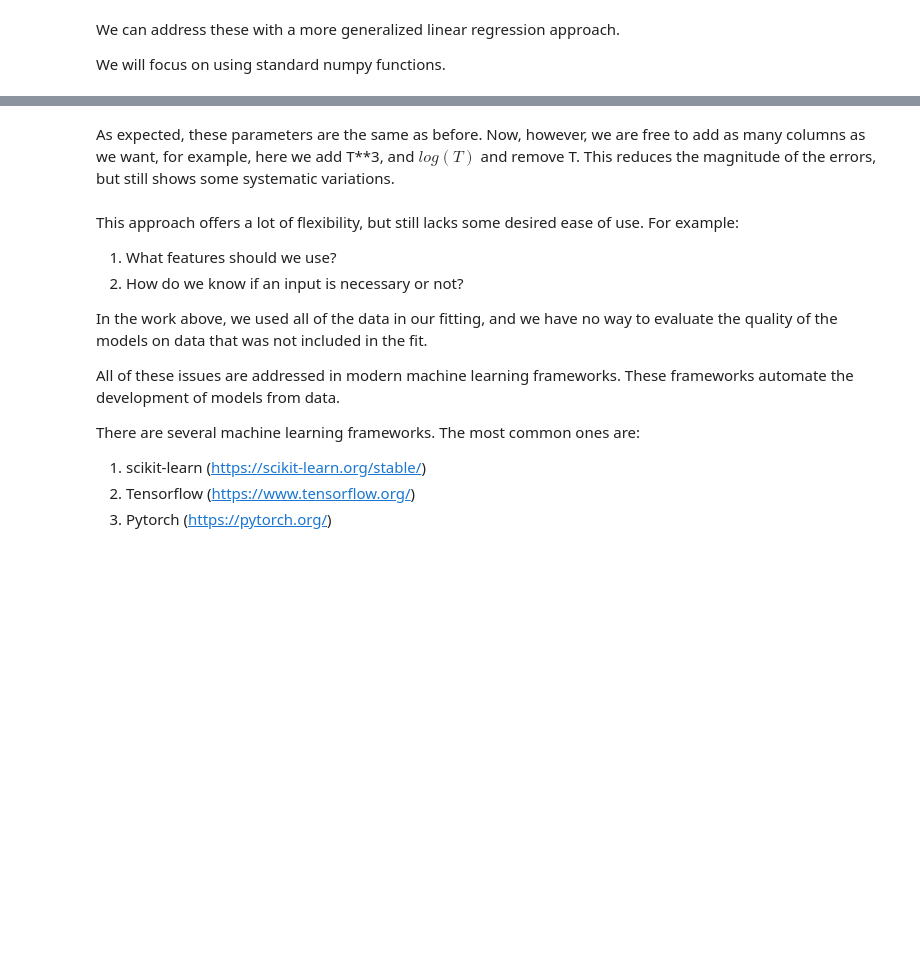
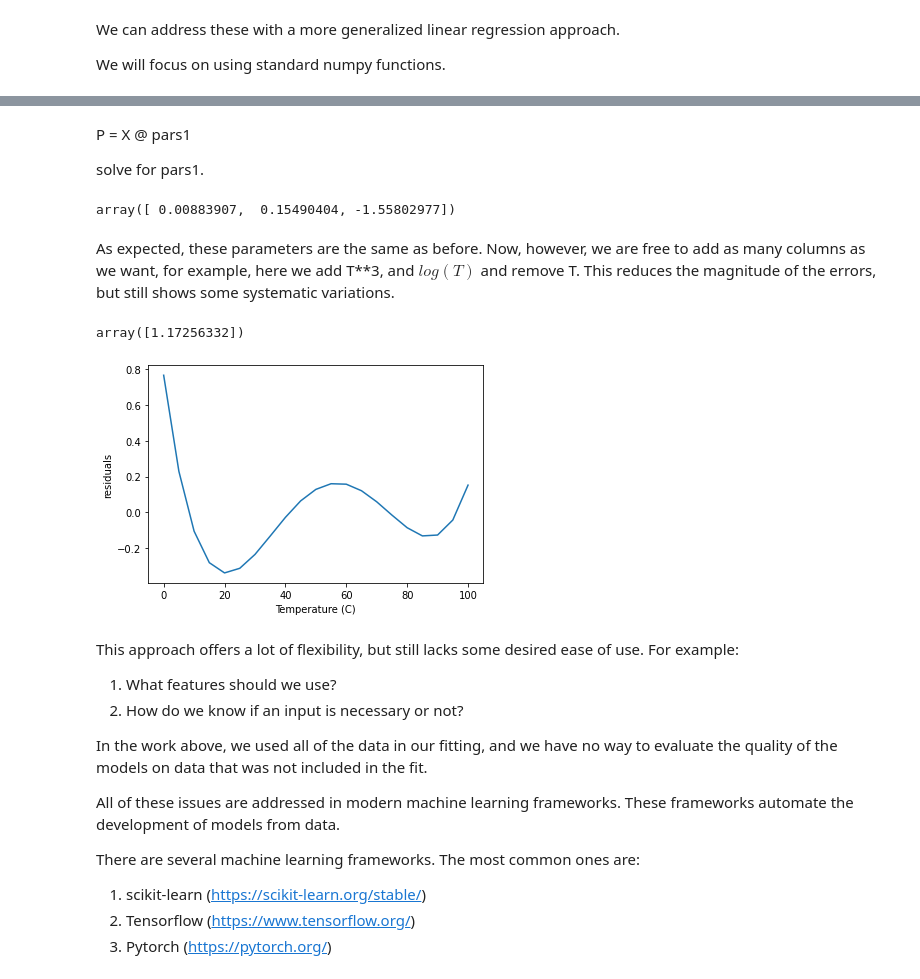
Before and after one commit to Steel-Bank-codespaces/s23-06681, a Jupyter notebook: lectures/05-linear-regression/linear-regression.ipynb, the cells around one changed output, grey strips where cells are left out. Cells and saved outputs as stored; diff of their text form; code cells hidden in the pictures; blank space fills up the shorter version.

```diff
--- a/lectures/05-linear-regression/linear-regression.ipynb
+++ b/lectures/05-linear-regression/linear-regression.ipynb
@@ -90,18 +149,28 @@ We will focus on using standard numpy functions.
+# %% [markdown]
+P = X @ pars1
+
+solve for pars1.
 # %%
-X = np.array([T**2, T, T**0]).T
-
 pars1, resid, rank, sv = np.linalg.lstsq(X, P, rcond=None)
 pars1
+# %% [output]
+array([ 0.00883907,  0.15490404, -1.55802977])
 # %% [markdown]
 As expected, these parameters are the same as before. Now, however, we are free to add as many columns as we want, for example, here we add T\*\*3, and $log(T)$ and remove T. This reduces the magnitude of the errors, but still shows some systematic variations.
 # %%
-X = np.array([T**3, T**2, T**0, np.log(T)]).T
+X = np.array([T**4, T**2, T**0]).T
 
 pars2, resid, rank, sv = np.linalg.lstsq(X, P, rcond=None)
 
 plt.plot(T, P - X @ pars2)
+
 plt.xlabel('Temperature (C)')
 plt.ylabel('residuals');
+
+resid
+# %% [output]
+array([1.17256332])
+[figure, added]
 # %% [markdown]
 This approach offers a lot of flexibility, but still lacks some desired ease of use. For example:
 
```
Also changed, not shown: parts of 25 cells of this notebook.
